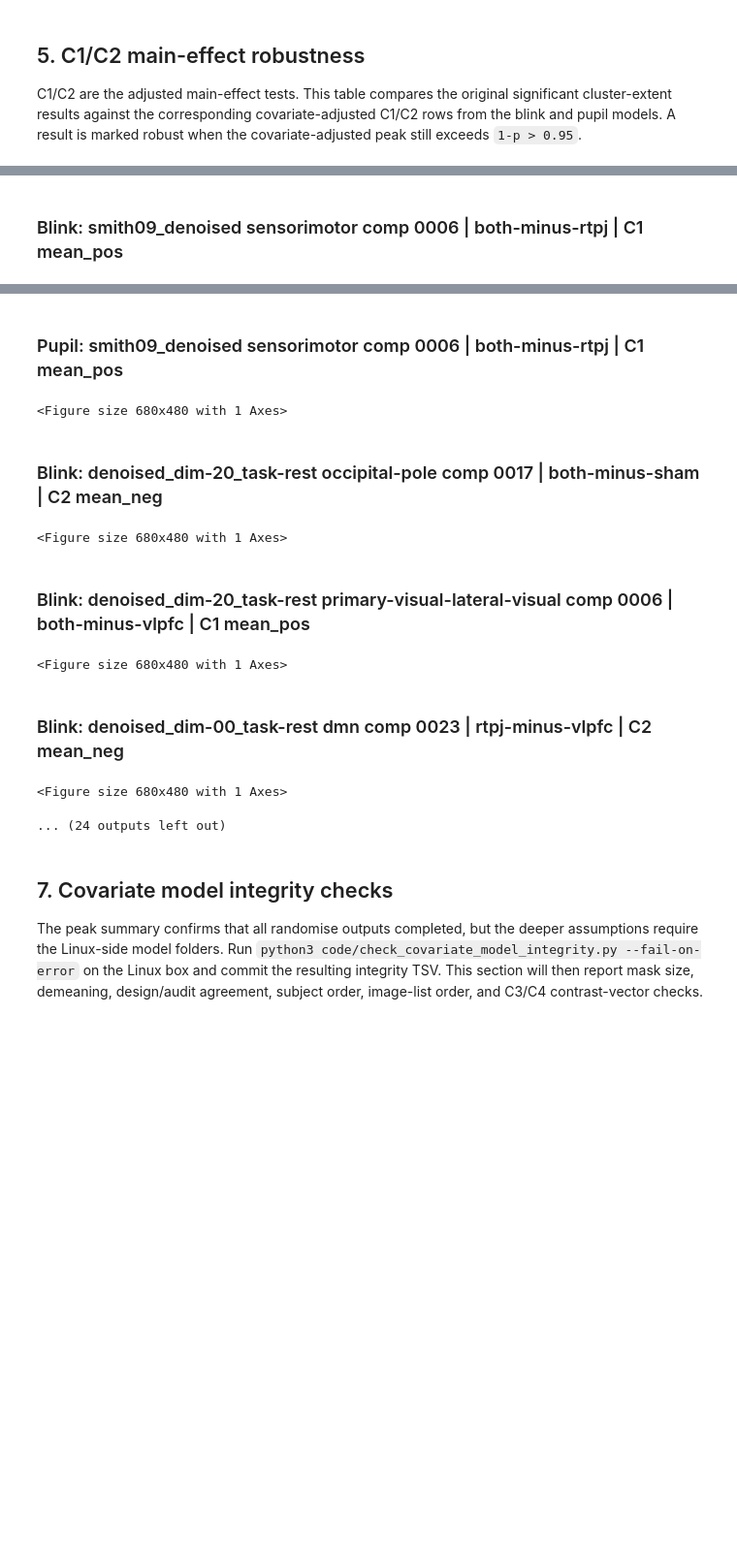
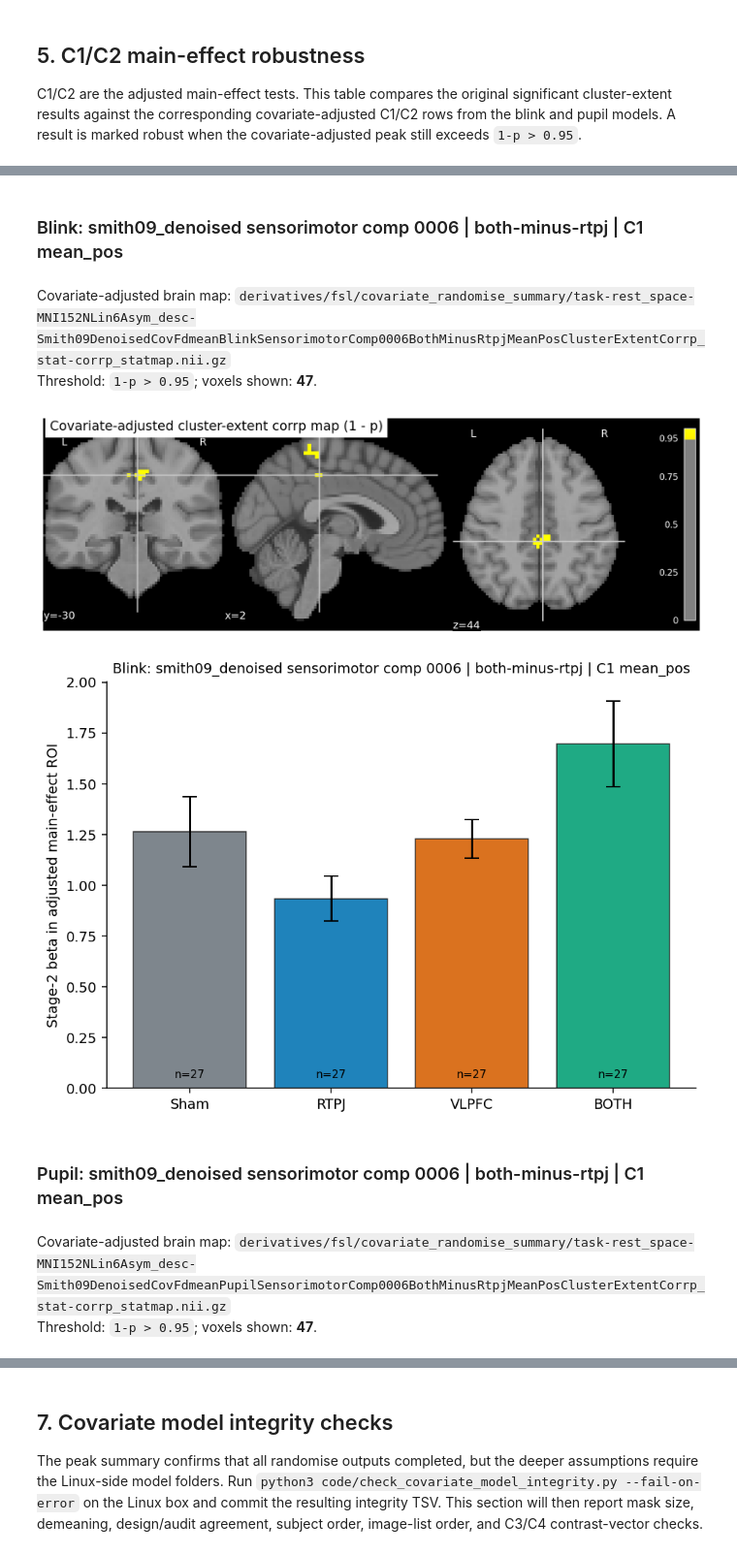
Before and after one commit to DVS-Lab/r21-rest, a Jupyter notebook: notebooks/plot_covariate_randomise_scatterplots.ipynb, the cells around one changed output, grey strips where cells are left out. Shown at 97% size. Drawn from its saved outputs; the diff is of its cells as text; code cells hidden in the pictures; blank space fills up the shorter version.

Commit message:
Add covariate brain maps to notebook

```diff
--- a/notebooks/plot_covariate_randomise_scatterplots.ipynb
+++ b/notebooks/plot_covariate_randomise_scatterplots.ipynb
@@ -186,8 +197,7 @@ def plot_covariate_scatter(row):
     for spine in ('top', 'right'):
         ax.spines[spine].set_visible(False)
     plt.tight_layout()
-    display(fig)
-    plt.close(fig)
+    display_figure(fig)
     return values
 
 scatter_rows = covariate_rows[covariate_rows['roi_values_tsv'].str.strip().ne('')].copy()
@@ -364,6 +374,7 @@ C1/C2 main-effect displays use condition-level stage-2 beta values extracted fro
 CONDITION_ORDER = ['sham', 'rtpj', 'vlpfc', 'both']
 CONDITION_LABELS = {'sham': 'Sham', 'rtpj': 'RTPJ', 'vlpfc': 'VLPFC', 'both': 'BOTH'}
 CONDITION_COLORS = {'sham': '#6c757d', 'rtpj': '#0072B2', 'vlpfc': '#D55E00', 'both': '#009E73'}
+MNI_TEMPLATE = datasets.load_mni152_template(resolution=2)
 
 robust_keys = set(robustness['main_key'])
 main_bar_rows = main_rows[
@@ -381,8 +392,55 @@ else:
     display(Markdown(f'Found **{len(main_bar_rows)}** covariate-adjusted C1/C2 condition-value tables linked to the original significant set.'))
     display(main_bar_rows[[
         'model_label', 'analysis', 'network', 'component', 'condition_contrast',
-        'design_contrast', 'contrast_name', 'peak_corrp', 'expected_participants', 'condition_values_tsv'
+        'design_contrast', 'contrast_name', 'peak_corrp', 'expected_participants',
+        'copied_image', 'condition_values_tsv'
     ]].sort_values('peak_corrp', ascending=False))
+
+
+def covariate_result_image(row):
+    source = str(row.get('copied_image', '')).strip() or str(row.get('corrp_file', '')).strip()
+    path = project_path(source)
+    if not path.is_file():
+        raise FileNotFoundError(path)
+    return path
+
+
+def thresholded_covariate_image(row):
+    corrp_path = covariate_result_image(row)
+    corrp_img = nib.load(str(corrp_path))
+    corrp_data = np.asarray(corrp_img.dataobj)
+    roi = np.isfinite(corrp_data) & (corrp_data > CORRP_THRESHOLD)
+    if not roi.any():
+        raise ValueError(f'{corrp_path} has no voxels above {CORRP_THRESHOLD}')
+    thresholded = image.new_img_like(corrp_img, np.where(roi, corrp_data, 0.0), copy_header=True)
+    try:
+        cut_coords = plotting.find_xyz_cut_coords(thresholded)
+    except Exception:
+        cut_coords = None
+    return corrp_path, thresholded, int(roi.sum()), cut_coords
+
+
+def display_covariate_brain(row):
+    corrp_path, thresholded, n_voxels, cut_coords = thresholded_covariate_image(row)
+    display(Markdown(
+        f'Covariate-adjusted brain map: `{corrp_path.relative_to(PROJECT_ROOT)}`  '
+        f'  \nThreshold: `1-p > {CORRP_THRESHOLD}`; voxels shown: **{n_voxels:,}**.'
+    ))
+    fig = plt.figure(figsize=(10.5, 3.4))
+    brain_display = plotting.plot_stat_map(
+        thresholded,
+        bg_img=MNI_TEMPLATE,
+        threshold=CORRP_THRESHOLD,
+        display_mode='ortho',
+        cut_coords=cut_coords,
+        cmap='autumn',
+        colorbar=True,
+        vmax=1.0,
+        figure=fig,
+        title='Covariate-adjusted cluster-extent corrp map (1 - p)',
+    )
+    display_figure(fig, dpi=150)
+    brain_display.close()
 
 
 def plot_condition_bars(row):
@@ -418,32 +476,39 @@ def plot_condition_bars(row):
         count = int(summary_table.loc[item, 'count'])
         ax.text(xpos, 0.02, f'n={count}', transform=ax.get_xaxis_transform(), ha='center', va='bottom', fontsize=8)
     for spine in ('top', 'right'):
         ax.spines[spine].set_visible(False)
     plt.tight_layout()
-    display(fig)
-    plt.close(fig)
+    display_figure(fig)
 
 for _, row in main_bar_rows.sort_values('peak_corrp_num', ascending=False).iterrows():
     display(Markdown(f"### {describe_row(row)}"))
+    display_covariate_brain(row)
     plot_condition_bars(row)
 # %% [output]
 Found **17** covariate-adjusted C1/C2 condition-value tables linked to the original significant set.
 |  | model_label | analysis | network | component | condition_contrast | design_contrast | contrast_name | ... |
 | 40 | cov-fdmean-blink | smith09_denoised | sensorimotor | 0006 | both-minus-rtpj | C1 | mean_pos | ... |
 | 88 | cov-fdmean-pupil | smith09_denoised | sensorimotor | 0006 | both-minus-rtpj | C1 | mean_pos | ... |
 | 21 | cov-fdmean-blink | denoised_dim-20_task-rest | occipital-pole | 0017 | both-minus-sham | C2 | mean_neg | ... |
 | 16 | cov-fdmean-blink | denoised_dim-20_task-rest | primary-visual-lateral-visual | 0006 | both-minus-vlpfc | C1 | mean_pos | ... |
 | 5 | cov-fdmean-blink | denoised_dim-00_task-rest | dmn | 0023 | rtpj-minus-vlpfc | C2 | mean_neg | ... |
 | 45 | cov-fdmean-blink | smith09_denoised | ecn | 0008 | both-minus-rtpj | C2 | mean_neg | ... |
 | 73 | cov-fdmean-pupil | smith09_denoised | lateral-visual | 0003 | both-minus-vlpfc | C2 | mean_neg | ... |
 | 25 | cov-fdmean-blink | smith09_denoised | lateral-visual | 0003 | both-minus-vlpfc | C2 | mean_neg | ... |
 | 36 | cov-fdmean-blink | smith09_denoised | sensorimotor | 0006 | both-minus-sham | C1 | mean_pos | ... |
 | 81 | cov-fdmean-pupil | smith09_denoised | dmn | 0004 | rtpj-minus-vlpfc | C2 | mean_neg | ... |
 | 60 | cov-fdmean-pupil | denoised_dim-20_task-rest | sensorimotor | 0003 | rtpj-minus-sham | C1 | mean_pos | ... |
 | 33 | cov-fdmean-blink | smith09_denoised | dmn | 0004 | rtpj-minus-vlpfc | C2 | mean_neg | ... |
 | 12 | cov-fdmean-blink | denoised_dim-20_task-rest | sensorimotor | 0003 | rtpj-minus-sham | C1 | mean_pos | ... |
 | 64 | cov-fdmean-pupil | denoised_dim-20_task-rest | primary-visual-lateral-visual | 0006 | both-minus-vlpfc | C1 | mean_pos | ... |
 | 48 | cov-fdmean-pupil | denoised_dim-00_task-rest | sensorimotor | 0022 | vlpfc-minus-sham | C1 | mean_pos | ... |
 | 53 | cov-fdmean-pupil | denoised_dim-00_task-rest | dmn | 0023 | rtpj-minus-vlpfc | C2 | mean_neg | ... |
 | 29 | cov-fdmean-blink | smith09_denoised | lateral-visual | 0003 | rtpj-minus-vlpfc | C2 | mean_neg | ... |
 ### Blink: smith09_denoised sensorimotor comp 0006 | both-minus-rtpj | C1 mean_pos
+Covariate-adjusted brain map: `derivatives/fsl/covariate_randomise_summary/task-rest_space-MNI152NLin6Asym_desc-Smith09DenoisedCovFdmeanBlinkSensorimotorComp0006BothMinusRtpjMeanPosClusterExtentCorrp_stat-corrp_statmap.nii.gz`
+Threshold: `1-p > 0.95`; voxels shown: **47**.
+[figure, added]
+[figure, added]
+### Pupil: smith09_denoised sensorimotor comp 0006 | both-minus-rtpj | C1 mean_pos
+Covariate-adjusted brain map: `derivatives/fsl/covariate_randomise_summary/task-rest_space-MNI152NLin6Asym_desc-Smith09DenoisedCovFdmeanPupilSensorimotorComp0006BothMinusRtpjMeanPosClusterExtentCorrp_stat-corrp_statmap.nii.gz`
+Threshold: `1-p > 0.95`; voxels shown: **47**.
@@ -451,12 +521,3 @@ Found **17** covariate-adjusted C1/C2 condition-value tables linked to the origi
-### Pupil: smith09_denoised sensorimotor comp 0006 | both-minus-rtpj | C1 mean_pos
-<Figure size 680x480 with 1 Axes>
-### Blink: denoised_dim-20_task-rest occipital-pole comp 0017 | both-minus-sham | C2 mean_neg
-<Figure size 680x480 with 1 Axes>
-### Blink: denoised_dim-20_task-rest primary-visual-lateral-visual comp 0006 | both-minus-vlpfc | C1 mean_pos
-<Figure size 680x480 with 1 Axes>
-### Blink: denoised_dim-00_task-rest dmn comp 0023 | rtpj-minus-vlpfc | C2 mean_neg
-<Figure size 680x480 with 1 Axes>
-... (24 outputs left out)
 # %% [markdown]
 ## 7. Covariate model integrity checks
 
```
Also changed, not shown: parts of 5 cells of this notebook, 1 other file.
